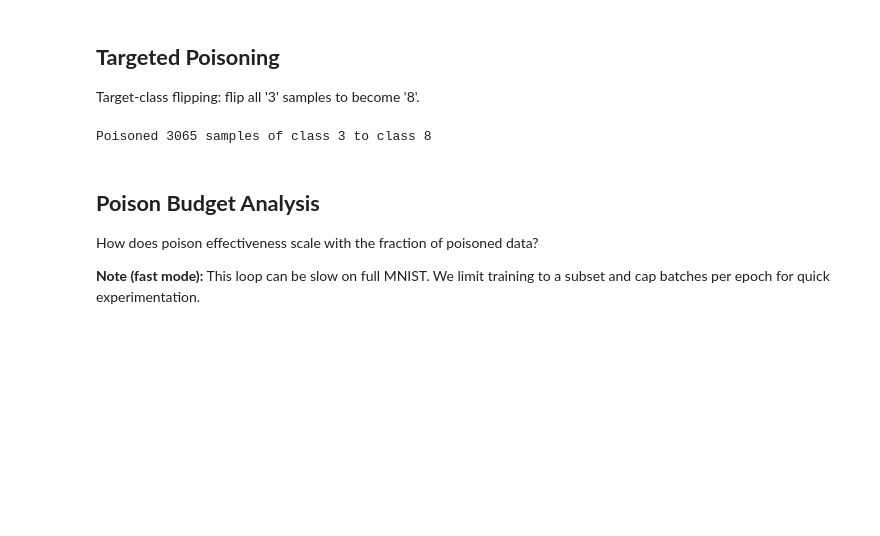
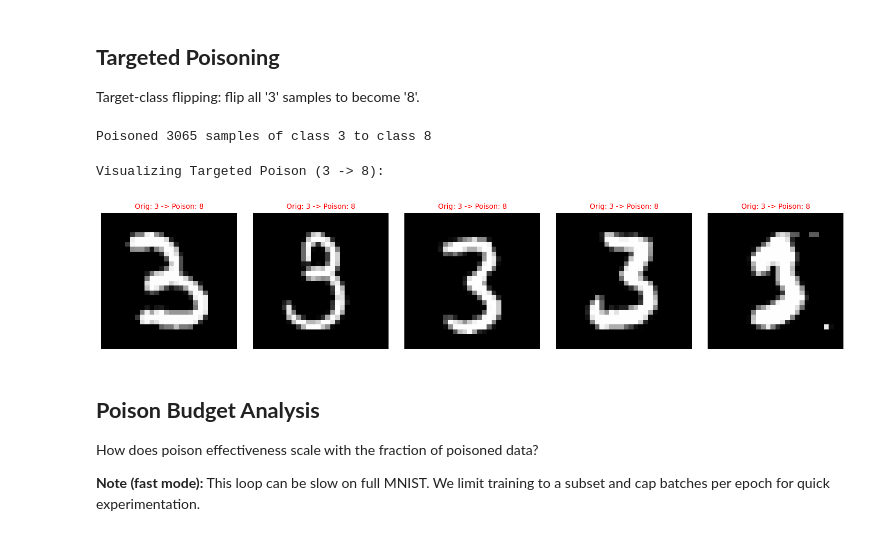
Before and after one commit to ELTE-DSED/Intro-Data-Security, a Jupyter notebook: module_03_data_poisoning/Lab_3a_Data_Poisoning_Label_Flipping.ipynb, the cells around one changed output. Cells and saved outputs as stored; diff of their text form; code cells hidden in the pictures; blank space fills up the shorter version.

```diff
--- a/module_03_data_poisoning/Lab_3a_Data_Poisoning_Label_Flipping.ipynb
+++ b/module_03_data_poisoning/Lab_3a_Data_Poisoning_Label_Flipping.ipynb
@@ -152,6 +196,12 @@ poisoned_train_targeted, poison_idx_targeted = create_targeted_poison(
 print(f"Poisoned {len(poison_idx_targeted)} samples of class 3 to class 8")
 # %% [output]
 Poisoned 3065 samples of class 3 to class 8
+# %%
+print('Visualizing Targeted Poison (3 -> 8):')
+plot_poisoned_samples(train_dataset, poisoned_train_targeted, poison_idx_targeted)
+# %% [output]
+Visualizing Targeted Poison (3 -> 8):
+[figure, added]
 # %% [markdown]
 ## **Poison Budget Analysis** <a name="budget"></a>
 
```
Also changed, not shown: parts of 8 cells of this notebook.
